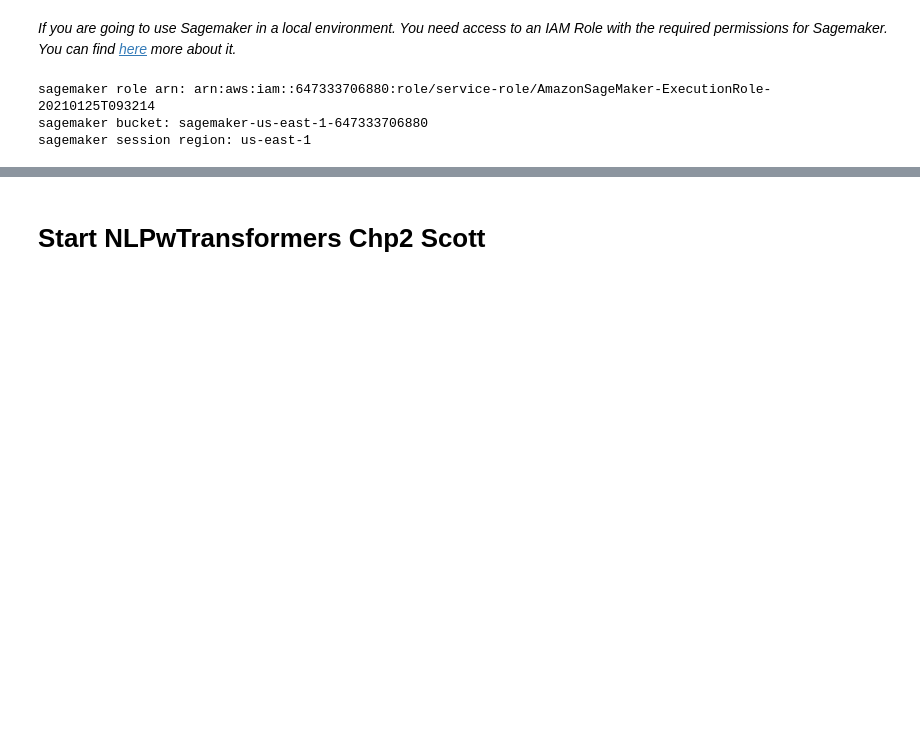
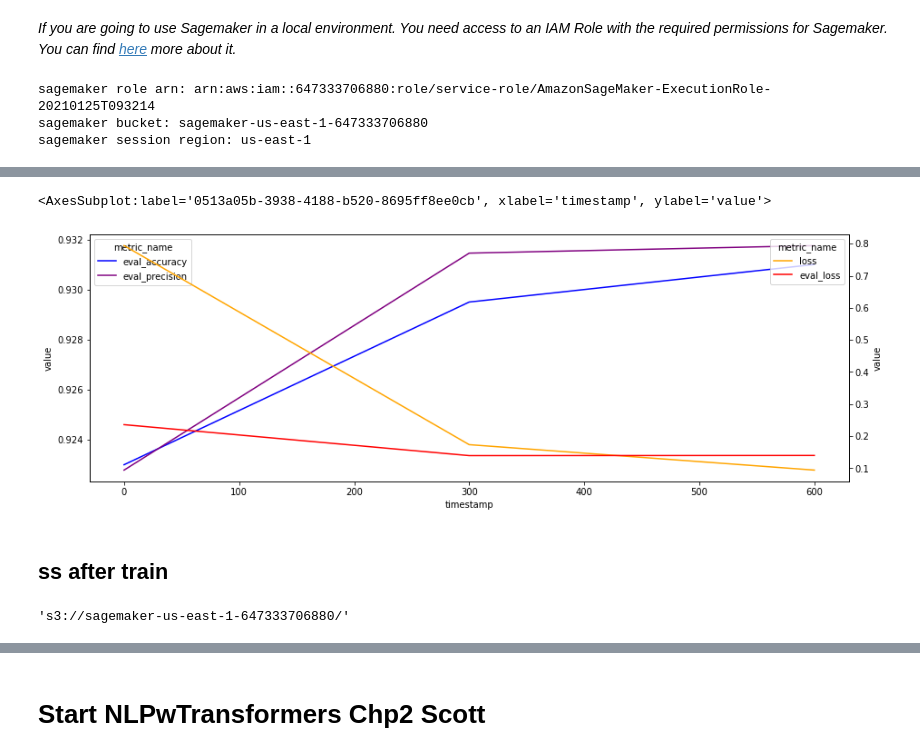
Before and after one commit to bdonkey/HuggingFacenotebooks, a Jupyter notebook: sagemaker/ss_01_getting_started_pytorch/ssNlpWTch2.ipynb, the cells around one changed output, grey strips where cells are left out. Saved outputs shown, nothing was run; the diff lists cells and outputs as text; code cells hidden in the pictures; blank space fills up the shorter version.

Commit message:
ss_01 batch transformers via hf working

```diff
--- a/sagemaker/ss_01_getting_started_pytorch/ssNlpWTch2.ipynb
+++ b/sagemaker/ss_01_getting_started_pytorch/ssNlpWTch2.ipynb
@@ -85,0 +262,11 @@ sagemaker session region: us-east-1
+# %%
+huggingface_estimator = HuggingFace(entry_point='train_multiclass.py',
+                        source_dir='./scripts',
+                        instance_type='ml.p3.2xlarge',
+                        instance_count=1,
+                        role=role,
+                        transformers_version='4.6',
+                        pytorch_version='1.7',
+                        py_version='py36',
+                        hyperparameters = hyperparameters,
+                        metric_definitions=metric_definitions)
@@ -85,0 +278,3 @@ sagemaker session region: us-east-1
+# %%
+# starting the train job with our uploaded datasets as input
+huggingface_estimator.fit({'train': training_input_path, 'test': test_input_path})
@@ -85,0 +307,6 @@ sagemaker session region: us-east-1
+# %%
+from sagemaker import TrainingJobAnalytics
+
+# Captured metrics can be accessed as a Pandas dataframe
+df = TrainingJobAnalytics(training_job_name=huggingface_estimator.latest_training_job.name).dataframe()
+df.head(90)
@@ -85,0 +358,33 @@ sagemaker session region: us-east-1
+# %%
+from matplotlib import pyplot as plt
+import seaborn as sns
+
+plt.rcParams['figure.figsize'] = [15,5]
+# %%
+evals = df[df.metric_name.isin(['eval_accuracy','eval_precision'])]
+losses = df[df.metric_name.isin(['loss', 'eval_loss'])]
+
+sns.lineplot(
+    x='timestamp',
+    y='value',
+    data=evals,
+    hue='metric_name',
+    palette=['blue', 'purple'])
+
+ax2 = plt.twinx()
+sns.lineplot(
+    x='timestamp',
+    y='value',
+    data=losses,
+    hue='metric_name',
+    palette=['orange', 'red'],
+    ax=ax2)
+# %% [output]
+<AxesSubplot:label='0513a05b-3938-4188-b520-8695ff8ee0cb', xlabel='timestamp', ylabel='value'>
+[figure, added]
+# %% [markdown]
+## ss after train
+# %%
+huggingface_estimator.output_path
+# %% [output]
+'s3://sagemaker-us-east-1-647333706880/'
```
Also changed, not shown: parts of 58 cells of this notebook, 13 other files.
